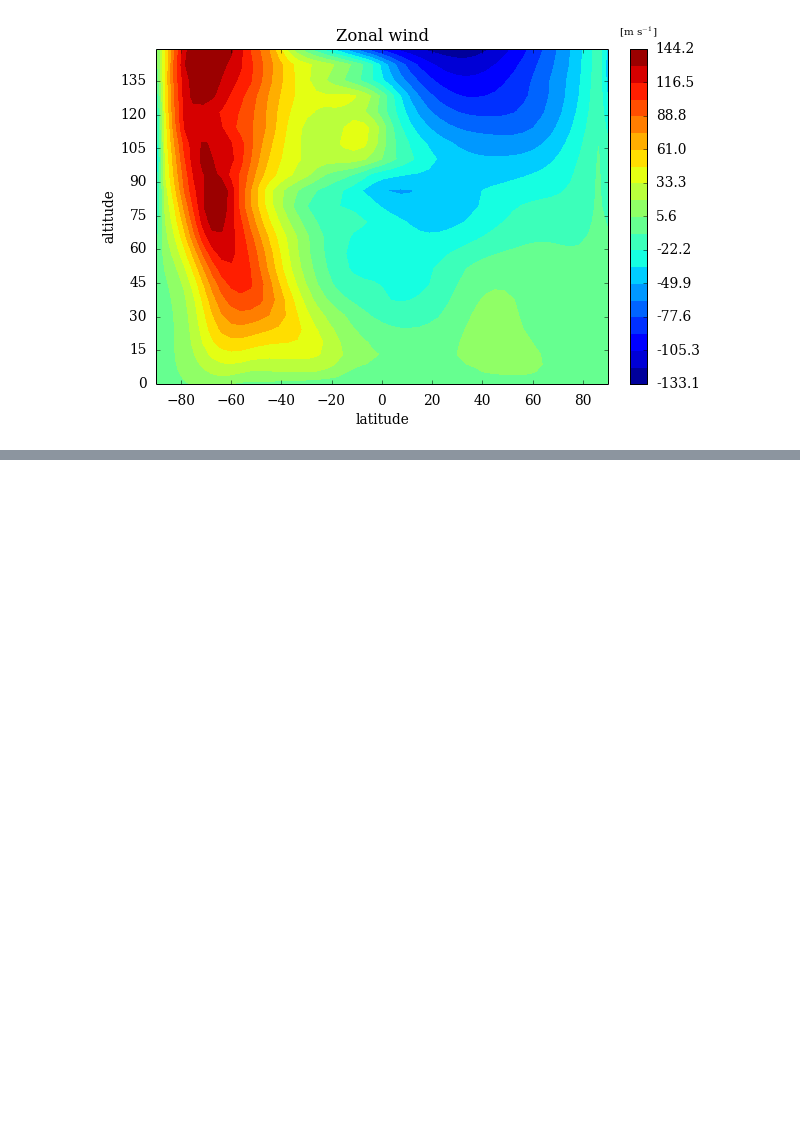
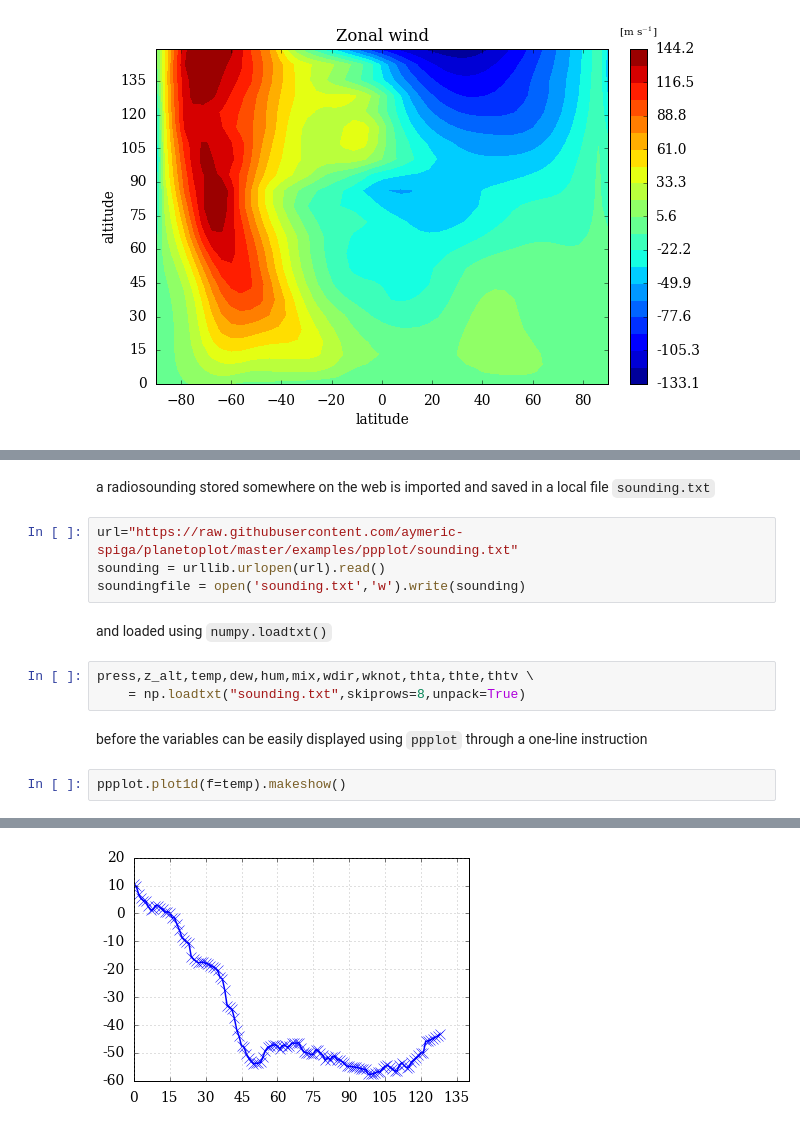
Before and after one commit to aymeric-spiga/planetoplot, a Jupyter notebook: planetoplot_tutorial.ipynb, the cells around one changed output, grey strips where cells are left out. Drawn from its saved outputs; the diff is of its cells as text; blank space fills up the shorter version.

```diff
--- a/planetoplot_tutorial.ipynb
+++ b/planetoplot_tutorial.ipynb
@@ -124,0 +263,16 @@ pp object. "help(pp)" for more information
+# %% [markdown]
+a radiosounding stored somewhere on the web is imported and saved in a local file `sounding.txt`
+# %%
+url="https://raw.githubusercontent.com/aymeric-spiga/planetoplot/master/examples/ppplot/sounding.txt"
+sounding = urllib.urlopen(url).read()
+soundingfile = open('sounding.txt','w').write(sounding)
+# %% [markdown]
+and loaded using `numpy.loadtxt()`
+# %%
+press,z_alt,temp,dew,hum,mix,wdir,wknot,thta,thte,thtv \
+    = np.loadtxt("sounding.txt",skiprows=8,unpack=True)
+# %% [markdown]
+before the variables can be easily displayed using `ppplot` through a one-line instruction
+# %%
+ppplot.plot1d(f=temp).makeshow()
+# %% [output]
@@ -124,0 +280 @@ pp object. "help(pp)" for more information
+[figure, added]
```
Also changed, not shown: parts of 63 cells of this notebook.
